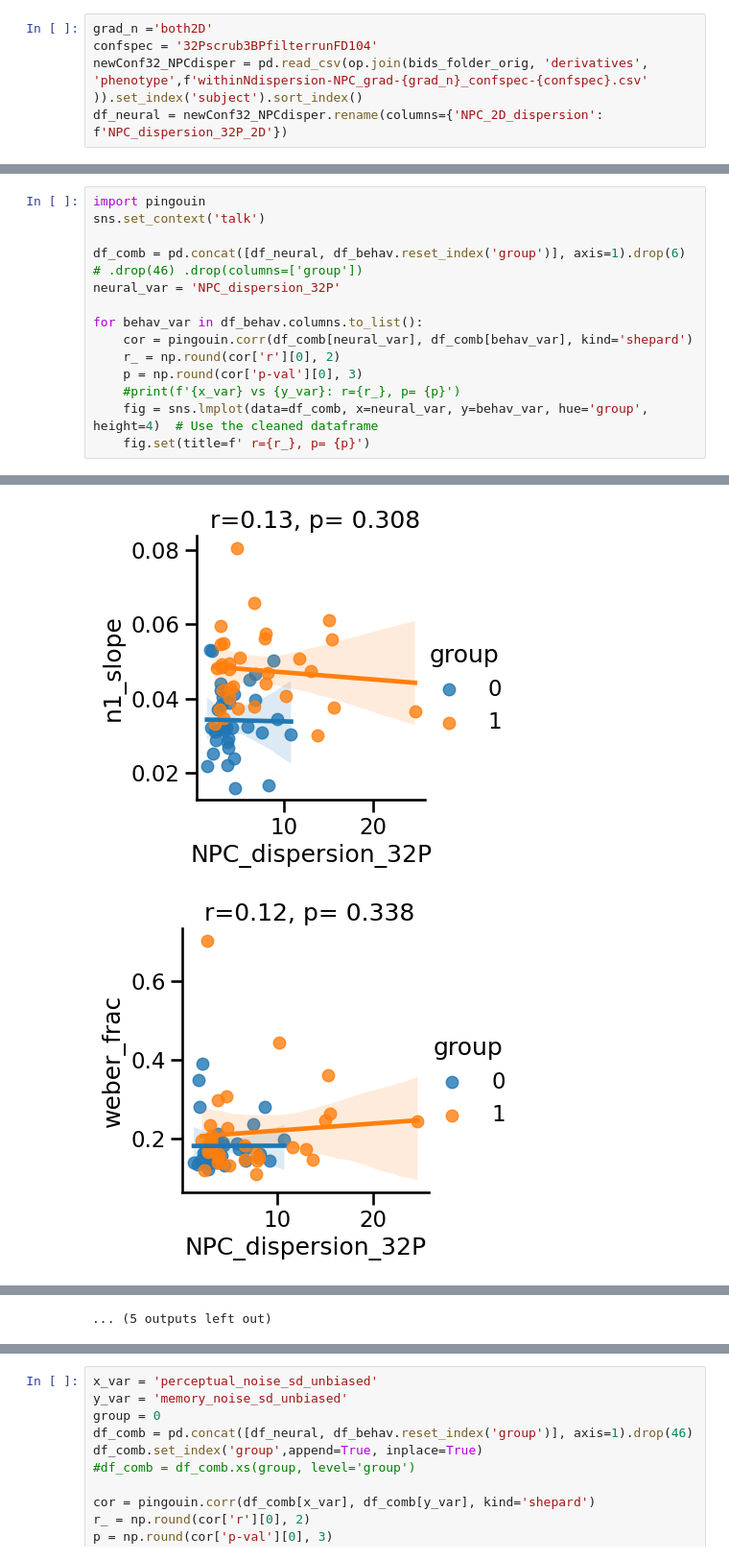
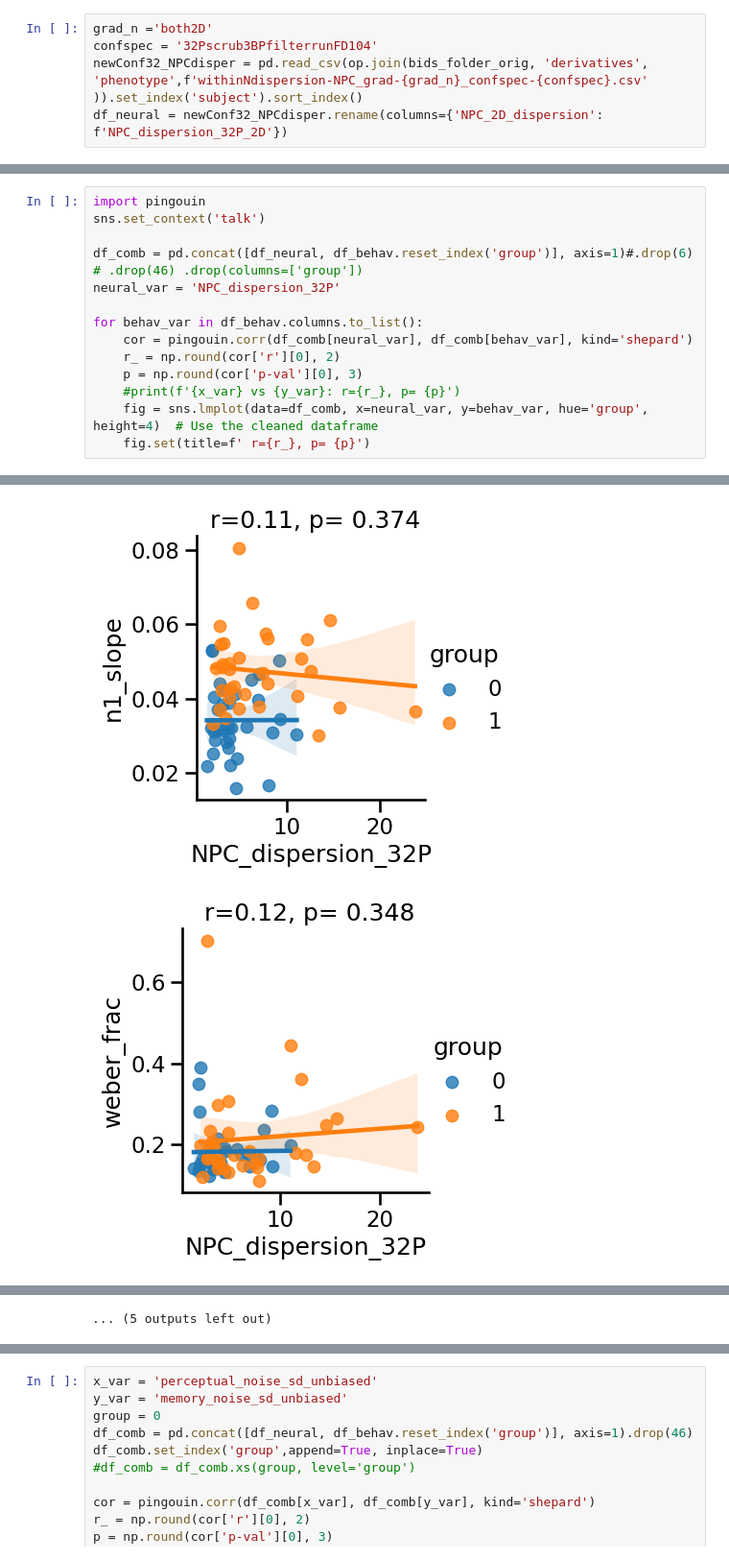
Before and after one commit to mrenke/parietal_patterns, a Jupyter notebook: gradients_noHalo/rep_correlations.ipynb, the cells around one changed output, grey strips where cells are left out. Shown at 96% size. Cells and saved outputs as stored; diff of their text form.

```diff
--- a/gradients_noHalo/rep_correlations.ipynb
+++ b/gradients_noHalo/rep_correlations.ipynb
@@ -70,7 +53,7 @@ df_comb
 import pingouin
 sns.set_context('talk')
 
-df_comb = pd.concat([df_neural, df_behav.reset_index('group')], axis=1).drop(6) # .drop(46) .drop(columns=['group'])
+df_comb = pd.concat([df_neural, df_behav.reset_index('group')], axis=1)#.drop(6) # .drop(46) .drop(columns=['group'])
 neural_var = 'NPC_dispersion_32P'
 
 for behav_var in df_behav.columns.to_list():
@@ -86,2 +69,2 @@ for behav_var in df_behav.columns.to_list():
-[figure, old version]
+[figure, new version]
-[figure, old version]
+[figure, new version]
```
Also changed, not shown: parts of 7 cells of this notebook, 6 other files.
